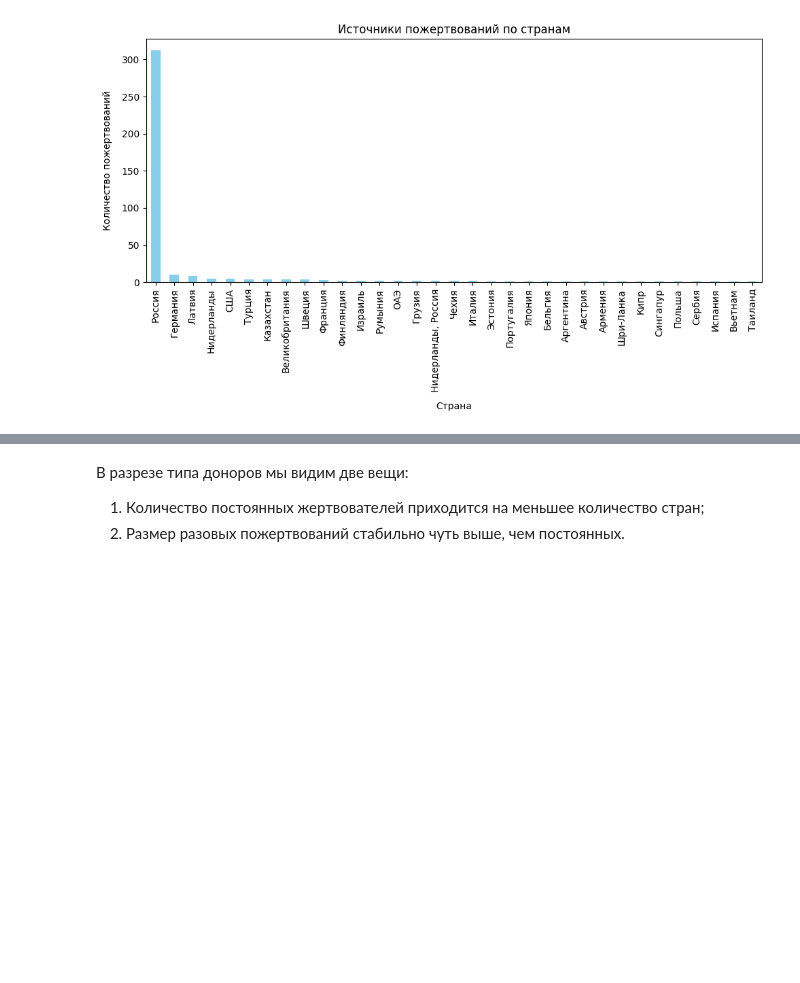
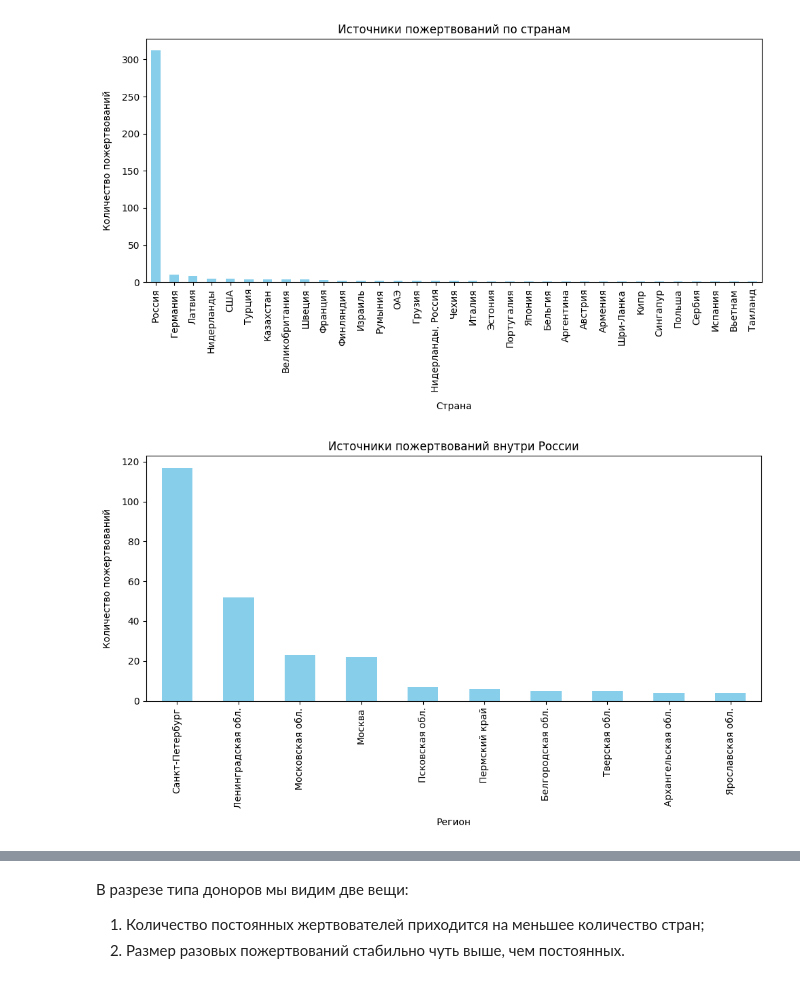
Before and after one commit to KosFr/Pet-projects, a Jupyter notebook: charity_hospital_project/frolov_konstantin_charity_hospital_project.ipynb, the cells around one changed output, grey strips where cells are left out. Saved outputs shown, nothing was run; the diff lists cells and outputs as text; code cells hidden in the pictures; blank space fills up the shorter version.

```diff
--- a/charity_hospital_project/frolov_konstantin_charity_hospital_project.ipynb
+++ b/charity_hospital_project/frolov_konstantin_charity_hospital_project.ipynb
@@ -775,3 +775,15 @@ plt.tight_layout()
 plt.show()
 # %% [output]
 [figure]
+# %%
+regions_counts = merged_df[merged_df['countries']=='Россия']['regions'].value_counts().head(10)
+
+regions_counts.plot(kind='bar', color='skyblue', figsize=(10, 6))
+plt.title('Источники пожертвований внутри России')
+plt.xlabel('Регион', labelpad=10)
+plt.ylabel('Количество пожертвований', labelpad=10)
+plt.xticks(rotation=90)
+plt.tight_layout()
+plt.show()
+# %% [output]
+[figure, added]
```
Also changed, not shown: parts of 17 cells of this notebook.
